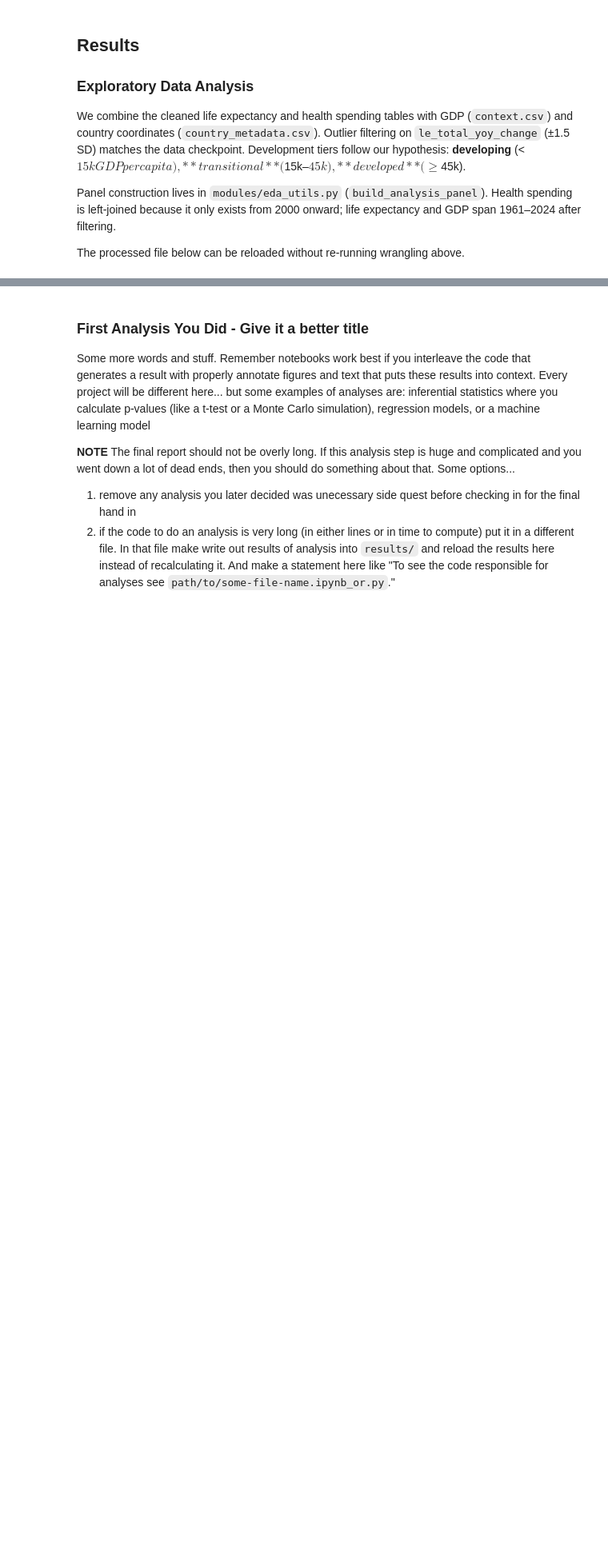
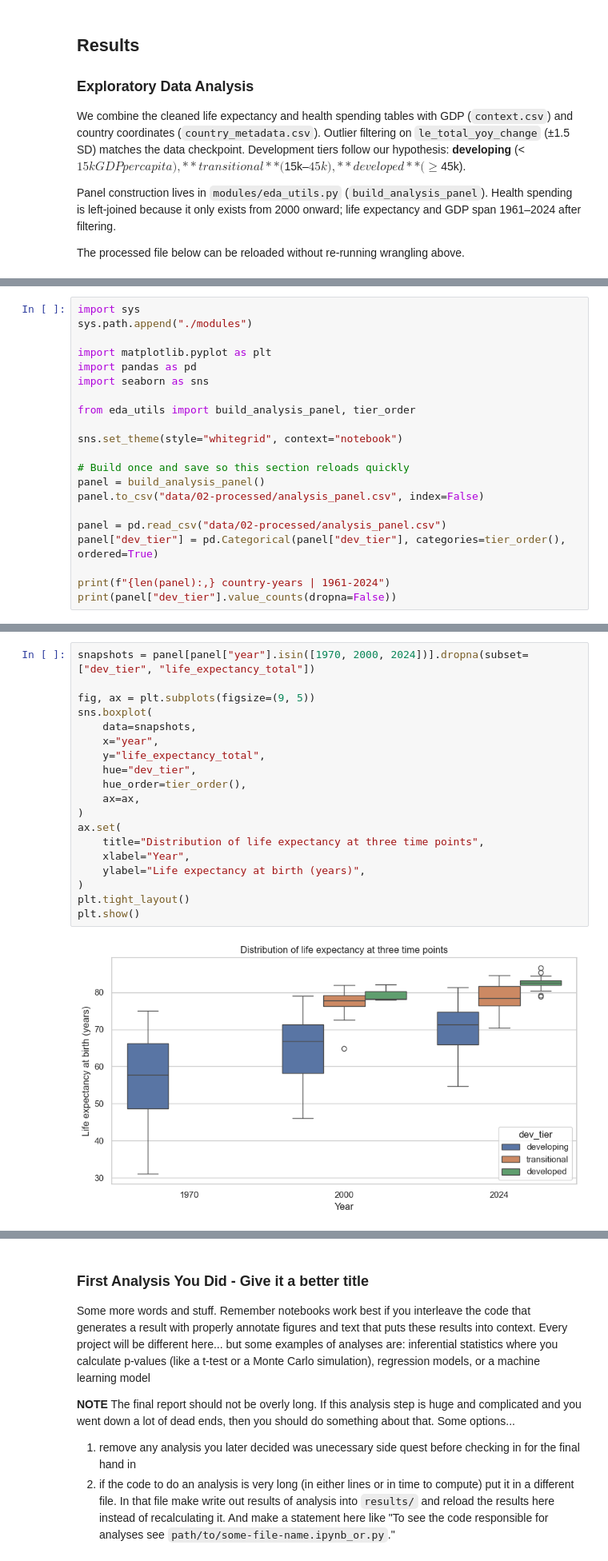
Before and after one commit to COGS108/Group-SP26-077, a Jupyter notebook: 03-FinalProject.ipynb, the cells around one changed output, grey strips where cells are left out. Shown at 80% size. Cells and saved outputs as stored; diff of their text form; blank space fills up the shorter version.

```diff
--- a/03-FinalProject.ipynb
+++ b/03-FinalProject.ipynb
@@ -104,0 +111,21 @@ The processed file below can be reloaded without re-running wrangling above.
+# %%
+import sys
+sys.path.append("./modules")
+
+import matplotlib.pyplot as plt
+import pandas as pd
+import seaborn as sns
+
+from eda_utils import build_analysis_panel, tier_order
+
+sns.set_theme(style="whitegrid", context="notebook")
+
+# Build once and save so this section reloads quickly
+panel = build_analysis_panel()
+panel.to_csv("data/02-processed/analysis_panel.csv", index=False)
+
+panel = pd.read_csv("data/02-processed/analysis_panel.csv")
+panel["dev_tier"] = pd.Categorical(panel["dev_tier"], categories=tier_order(), ordered=True)
+
+print(f"{len(panel):,} country-years | 1961-2024")
+print(panel["dev_tier"].value_counts(dropna=False))
@@ -104,0 +169,21 @@ The processed file below can be reloaded without re-running wrangling above.
+# %%
+snapshots = panel[panel["year"].isin([1970, 2000, 2024])].dropna(subset=["dev_tier", "life_expectancy_total"])
+
+fig, ax = plt.subplots(figsize=(9, 5))
+sns.boxplot(
+    data=snapshots,
+    x="year",
+    y="life_expectancy_total",
+    hue="dev_tier",
+    hue_order=tier_order(),
+    ax=ax,
+)
+ax.set(
+    title="Distribution of life expectancy at three time points",
+    xlabel="Year",
+    ylabel="Life expectancy at birth (years)",
+)
+plt.tight_layout()
+plt.show()
+# %% [output]
+[figure, added]
```
Also changed, not shown: parts of 11 cells of this notebook.
